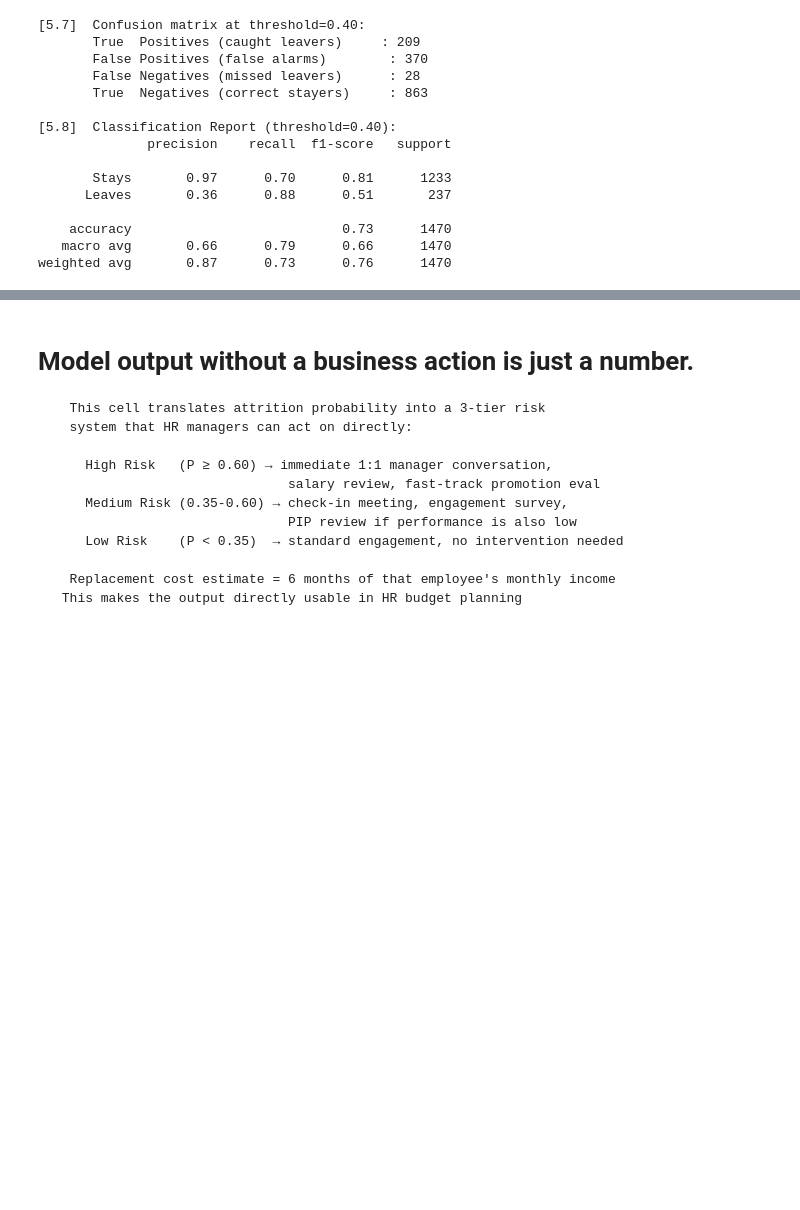
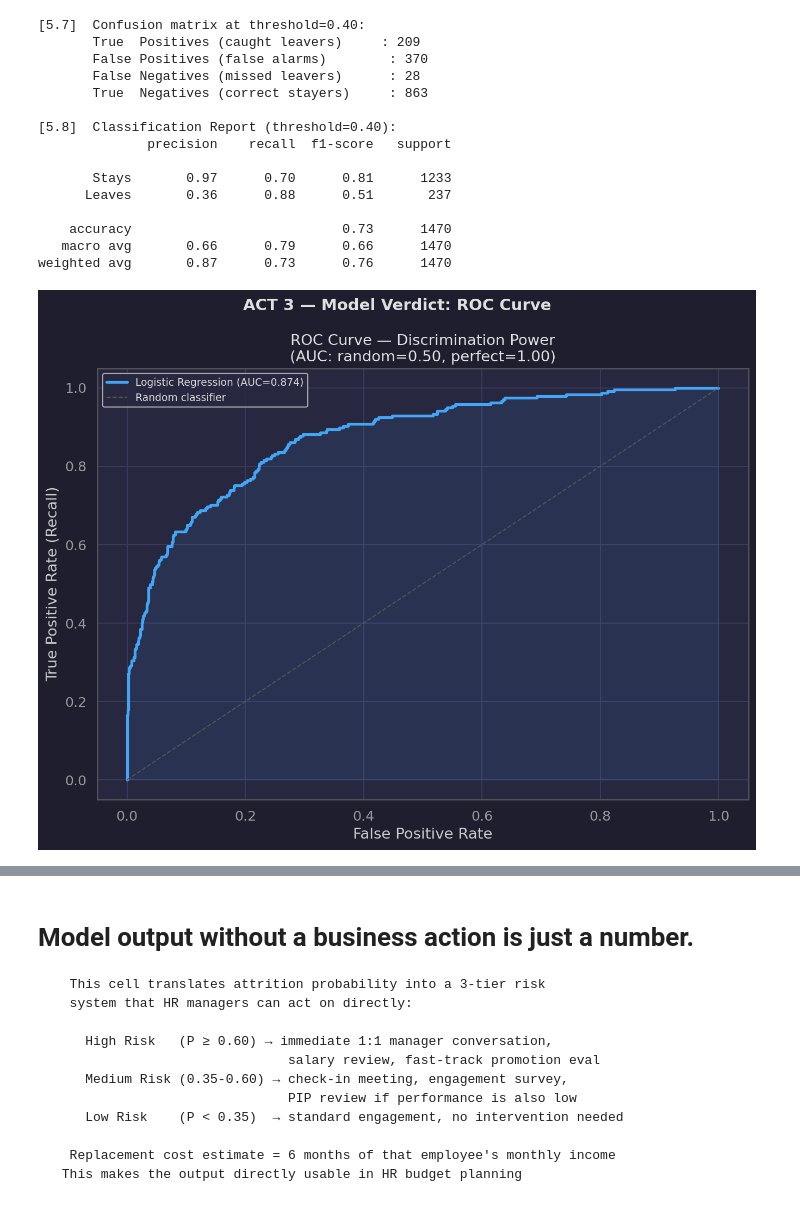
Before and after one commit to PrajwalKapnoor/-bank-churn-visual-eda, a Jupyter notebook: employee_attrition_predictor.ipynb, the cells around one changed output, grey strips where cells are left out. Drawn from its saved outputs; the diff is of its cells as text; code cells hidden in the pictures; blank space fills up the shorter version.

```diff
--- a/employee_attrition_predictor.ipynb
+++ b/employee_attrition_predictor.ipynb
@@ -625,4 +585,30 @@ print(classification_report(y, y_pred_optimal,
     accuracy                           0.73      1470
    macro avg       0.66      0.79      0.66      1470
 weighted avg       0.87      0.73      0.76      1470
+# %%
+# ─────────────────────────────────────────────────────────────────────────────
+# PLOT 1 — ROC Curve
+# ─────────────────────────────────────────────────────────────────────────────
+
+fig, ax = plt.subplots(figsize=(9, 7))
+fig.suptitle("ACT 3 — Model Verdict: ROC Curve",
+             fontsize=14, color="#e0e0e0", fontweight="bold")
+
+fpr, tpr, _ = roc_curve(y, y_proba)
+auc_score   = roc_auc_score(y, y_proba)
+
+ax.plot(fpr, tpr, color="#42a5f5", lw=2.5,
+        label=f"Logistic Regression (AUC={auc_score:.3f})")
+ax.plot([0, 1], [0, 1], color="#555", lw=1, ls="--", label="Random classifier")
+ax.fill_between(fpr, tpr, alpha=0.1, color="#42a5f5")
+ax.set_title("ROC Curve — Discrimination Power\n(AUC: random=0.50, perfect=1.00)",
+             color="#e0e0e0")
+ax.set_xlabel("False Positive Rate")
+ax.set_ylabel("True Positive Rate (Recall)")
+ax.legend(fontsize=9)
+
+plt.tight_layout()
+plt.show()
+# %% [output]
+[figure, added]
 # %%
```
Also changed, not shown: parts of 11 cells of this notebook.
